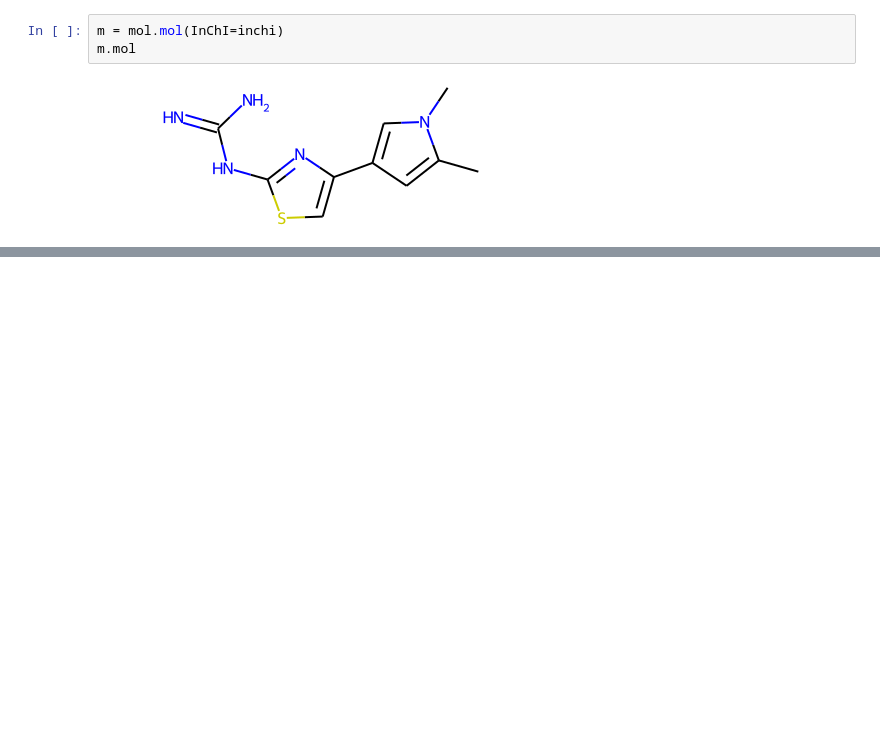
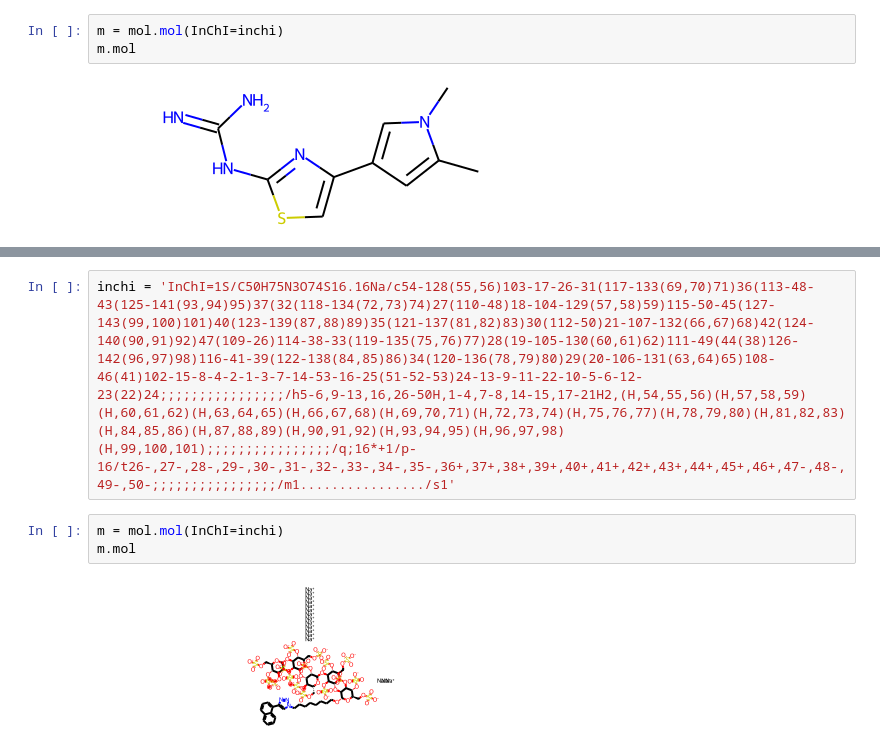
Before and after one commit to IFilella/MolecularAnalysis, a Jupyter notebook: scripts/rdkitDraw.ipynb, the cells around one changed output, grey strips where cells are left out. Saved outputs shown, nothing was run; the diff lists cells and outputs as text; blank space fills up the shorter version.

```diff
--- a/scripts/rdkitDraw.ipynb
+++ b/scripts/rdkitDraw.ipynb
@@ -39,0 +49,7 @@ Draw.MolsToGridImage(frags)
+# %%
+inchi = 'InChI=1S/C50H75N3O74S16.16Na/c54-128(55,56)103-17-26-31(117-133(69,70)71)36(113-48-43(125-141(93,94)95)37(32(118-134(72,73)74)27(110-48)18-104-129(57,58)59)115-50-45(127-143(99,100)101)40(123-139(87,88)89)35(121-137(81,82)83)30(112-50)21-107-132(66,67)68)42(124-140(90,91)92)47(109-26)114-38-33(119-135(75,76)77)28(19-105-130(60,61)62)111-49(44(38)126-142(96,97)98)116-41-39(122-138(84,85)86)34(120-136(78,79)80)29(20-106-131(63,64)65)108-46(41)102-15-8-4-2-1-3-7-14-53-16-25(51-52-53)24-13-9-11-22-10-5-6-12-23(22)24;;;;;;;;;;;;;;;;/h5-6,9-13,16,26-50H,1-4,7-8,14-15,17-21H2,(H,54,55,56)(H,57,58,59)(H,60,61,62)(H,63,64,65)(H,66,67,68)(H,69,70,71)(H,72,73,74)(H,75,76,77)(H,78,79,80)(H,81,82,83)(H,84,85,86)(H,87,88,89)(H,90,91,92)(H,93,94,95)(H,96,97,98)(H,99,100,101);;;;;;;;;;;;;;;;/q;16*+1/p-16/t26-,27-,28-,29-,30-,31-,32-,33-,34-,35-,36+,37+,38+,39+,40+,41+,42+,43+,44+,45+,46+,47-,48-,49-,50-;;;;;;;;;;;;;;;;/m1................/s1'
+# %%
+m = mol.mol(InChI=inchi)
+m.mol
+# %% [output]
+[figure, added]
```
Also changed, not shown: parts of 7 cells of this notebook, 2 other files.
